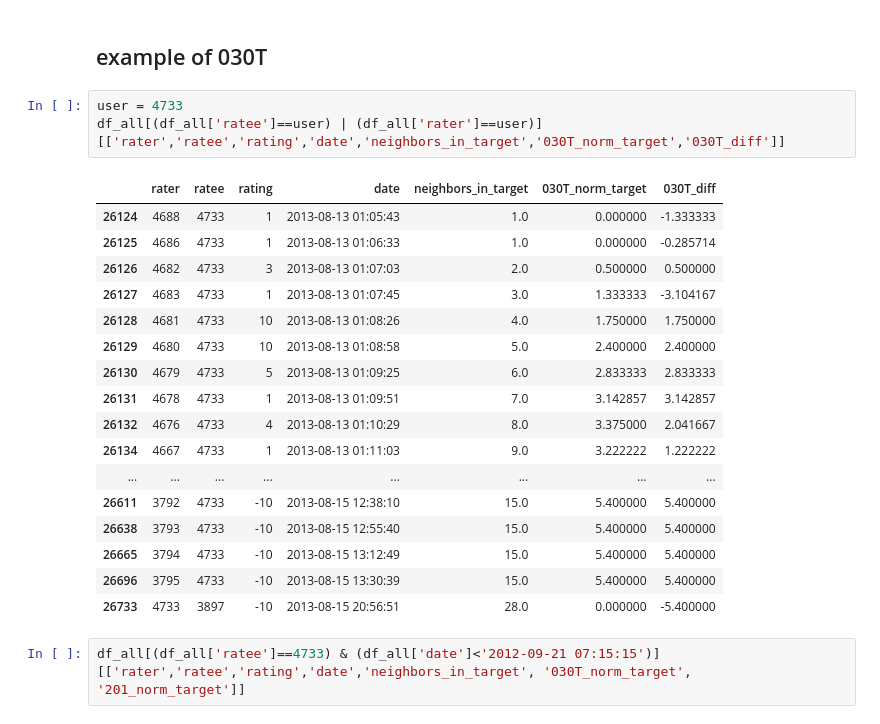
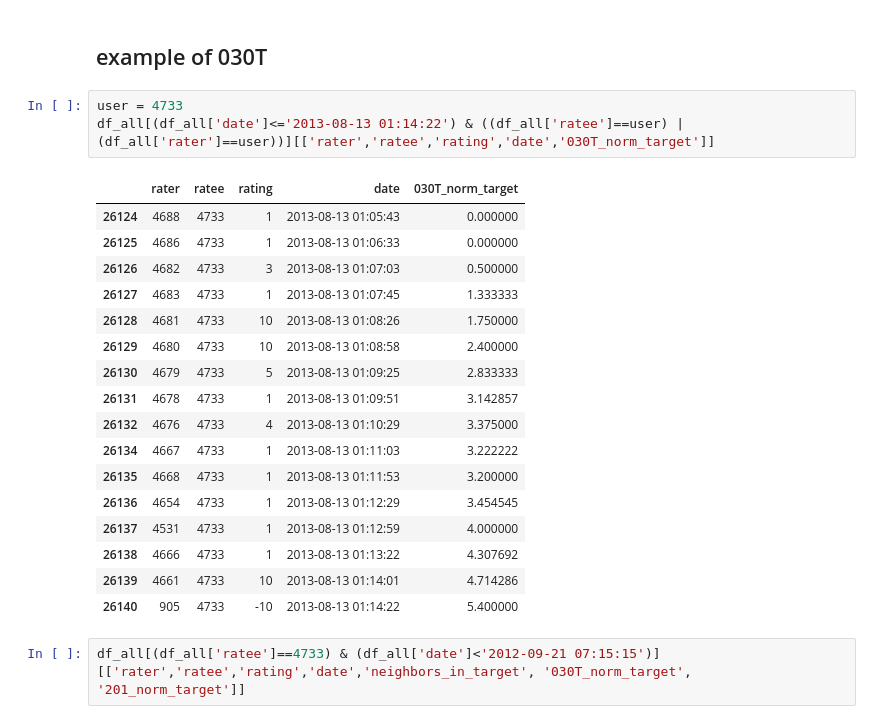
Before and after one commit to allanalberts/Fighting-Fraud-With-Graph-Theory, a Jupyter notebook: notebooks/Example User.ipynb, the cells around one changed output. Drawn from its saved outputs; the diff is of its cells as text.

```diff
--- a/notebooks/Example User.ipynb
+++ b/notebooks/Example User.ipynb
@@ -340,25 +340,25 @@ example_user[:10]
 ## example of 030T
 # %%
 user = 4733
-df_all[(df_all['ratee']==user) | (df_all['rater']==user)][['rater','ratee','rating','date','neighbors_in_target','030T_norm_target','030T_diff']]
+df_all[(df_all['date']<='2013-08-13 01:14:22') & ((df_all['ratee']==user) | (df_all['rater']==user))][['rater','ratee','rating','date','030T_norm_target']]
 # %% [output]
-|  | rater | ratee | rating | date | neighbors_in_target | 030T_norm_target | 030T_diff |
-| 26124 | 4688 | 4733 | 1 | 2013-08-13 01:05:43 | 1.0 | 0.000000 | -1.333333 |
-| 26125 | 4686 | 4733 | 1 | 2013-08-13 01:06:33 | 1.0 | 0.000000 | -0.285714 |
-| 26126 | 4682 | 4733 | 3 | 2013-08-13 01:07:03 | 2.0 | 0.500000 | 0.500000 |
-| 26127 | 4683 | 4733 | 1 | 2013-08-13 01:07:45 | 3.0 | 1.333333 | -3.104167 |
-| 26128 | 4681 | 4733 | 10 | 2013-08-13 01:08:26 | 4.0 | 1.750000 | 1.750000 |
-| 26129 | 4680 | 4733 | 10 | 2013-08-13 01:08:58 | 5.0 | 2.400000 | 2.400000 |
-| 26130 | 4679 | 4733 | 5 | 2013-08-13 01:09:25 | 6.0 | 2.833333 | 2.833333 |
-| 26131 | 4678 | 4733 | 1 | 2013-08-13 01:09:51 | 7.0 | 3.142857 | 3.142857 |
-| 26132 | 4676 | 4733 | 4 | 2013-08-13 01:10:29 | 8.0 | 3.375000 | 2.041667 |
-| 26134 | 4667 | 4733 | 1 | 2013-08-13 01:11:03 | 9.0 | 3.222222 | 1.222222 |
-| ... | ... | ... | ... | ... | ... | ... | ... |
-| 26611 | 3792 | 4733 | -10 | 2013-08-15 12:38:10 | 15.0 | 5.400000 | 5.400000 |
-| 26638 | 3793 | 4733 | -10 | 2013-08-15 12:55:40 | 15.0 | 5.400000 | 5.400000 |
-| 26665 | 3794 | 4733 | -10 | 2013-08-15 13:12:49 | 15.0 | 5.400000 | 5.400000 |
-| 26696 | 3795 | 4733 | -10 | 2013-08-15 13:30:39 | 15.0 | 5.400000 | 5.400000 |
-| 26733 | 4733 | 3897 | -10 | 2013-08-15 20:56:51 | 28.0 | 0.000000 | -5.400000 |
+|  | rater | ratee | rating | date | 030T_norm_target |
+| 26124 | 4688 | 4733 | 1 | 2013-08-13 01:05:43 | 0.000000 |
+| 26125 | 4686 | 4733 | 1 | 2013-08-13 01:06:33 | 0.000000 |
+| 26126 | 4682 | 4733 | 3 | 2013-08-13 01:07:03 | 0.500000 |
+| 26127 | 4683 | 4733 | 1 | 2013-08-13 01:07:45 | 1.333333 |
+| 26128 | 4681 | 4733 | 10 | 2013-08-13 01:08:26 | 1.750000 |
+| 26129 | 4680 | 4733 | 10 | 2013-08-13 01:08:58 | 2.400000 |
+| 26130 | 4679 | 4733 | 5 | 2013-08-13 01:09:25 | 2.833333 |
+| 26131 | 4678 | 4733 | 1 | 2013-08-13 01:09:51 | 3.142857 |
+| 26132 | 4676 | 4733 | 4 | 2013-08-13 01:10:29 | 3.375000 |
+| 26134 | 4667 | 4733 | 1 | 2013-08-13 01:11:03 | 3.222222 |
+| 26135 | 4668 | 4733 | 1 | 2013-08-13 01:11:53 | 3.200000 |
+| 26136 | 4654 | 4733 | 1 | 2013-08-13 01:12:29 | 3.454545 |
+| 26137 | 4531 | 4733 | 1 | 2013-08-13 01:12:59 | 4.000000 |
+| 26138 | 4666 | 4733 | 1 | 2013-08-13 01:13:22 | 4.307692 |
+| 26139 | 4661 | 4733 | 10 | 2013-08-13 01:14:01 | 4.714286 |
+| 26140 | 905 | 4733 | -10 | 2013-08-13 01:14:22 | 5.400000 |
 # %%
 df_all[(df_all['ratee']==4733) & (df_all['date']<'2012-09-21 07:15:15')][['rater','ratee','rating','date','neighbors_in_target', '030T_norm_target', '201_norm_target']]
 # %% [output]
```
Also changed, not shown: parts of 1 cell of this notebook, 1 other file.
